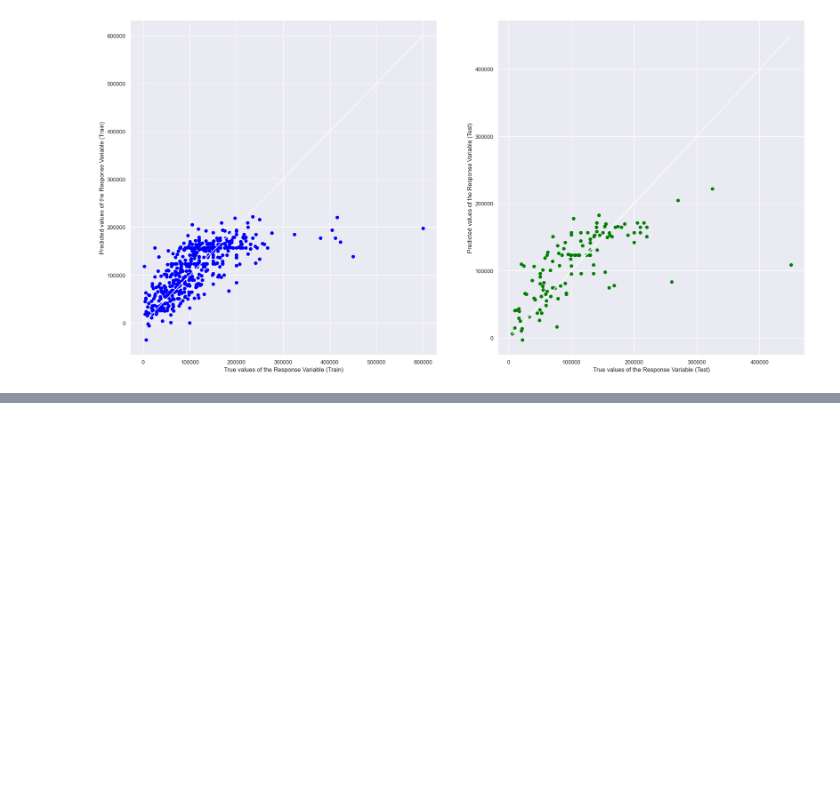
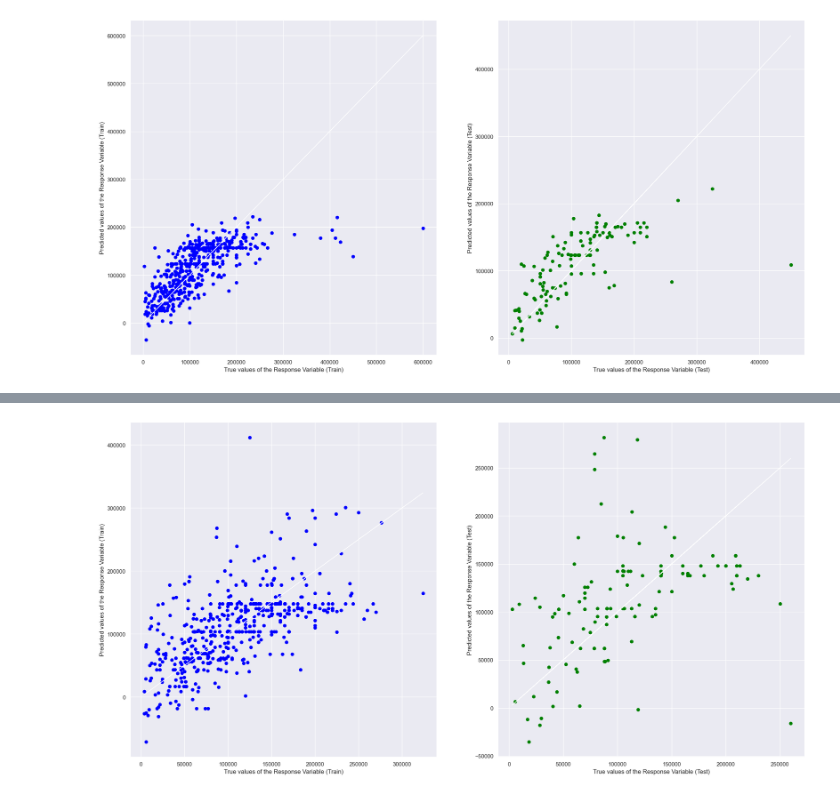
Before and after one commit to legitaxes/sc1015-mini_assignment, a Jupyter notebook: Prediction Models.ipynb, the cells around one changed output, grey strips where cells are left out. Drawn from its saved outputs; the diff is of its cells as text; code cells hidden in the pictures; blank space fills up the shorter version.

Commit message:
linear regression model without outlier salary

```diff
--- a/Prediction Models.ipynb
+++ b/Prediction Models.ipynb
@@ -317,0 +322,3 @@ Mean Squared Error (MSE)        : 2549347429.3688526
+# %%
+df2 = dsdata.loc[dsdata['salary_group'] != 'outlier', ["employment_type", "employee_continent", "company_continent", "domain", "job_type","remote_ratio","experience_level","company_size","salary_in_usd"]].copy()
+df2.shape
@@ -317,0 +327,10 @@ Mean Squared Error (MSE)        : 2549347429.3688526
+# %%
+# One Hot Encoding
+df_encoded2 = pd.get_dummies(df2, columns=["employment_type", "employee_continent", "company_continent", "domain", "job_type"])
+
+# Integer Encoding
+df_encoded2["remote_ratio"] = df_encoded2["remote_ratio"].replace({0:0, 1:1, 2:2})
+df_encoded2["experience_level"] = df_encoded2["experience_level"].replace({"EN":0, "MI":1, "SE":2, "EX":3})
+df_encoded2["company_size"] = df_encoded2["company_size"].replace({"S":0, "M":1, "L":2})
+
+df_encoded2.head()
@@ -317,0 +345,24 @@ Mean Squared Error (MSE)        : 2549347429.3688526
+# %%
+X2 = df_encoded2.drop("salary_in_usd", axis=1)
+y2 = df_encoded2["salary_in_usd"]
+
+X_train2, X_test2, y_train2, y_test2 = train_test_split(X2, y2, test_size=0.2, random_state=48)
+model_lg2 = LinearRegression()
+model_lg2.fit(X_train2, y_train2)
+
+y_train_pred2 = model_lg2.predict(X_train2)
+y_test_pred2 = model_lg2.predict(X_test2)
+
+# Plot the Predictions vs the True values
+f, axes = plt.subplots(1, 2, figsize=(24, 12))
+axes[0].scatter(y_train2, y_train_pred2, color = "blue")
+axes[0].plot(y_train2, y_train2, 'w-', linewidth = 1)
+axes[0].set_xlabel("True values of the Response Variable (Train)")
+axes[0].set_ylabel("Predicted values of the Response Variable (Train)")
+axes[1].scatter(y_test2, y_test_pred2, color = "green")
+axes[1].plot(y_test2, y_test2, 'w-', linewidth = 1)
+axes[1].set_xlabel("True values of the Response Variable (Test)")
+axes[1].set_ylabel("Predicted values of the Response Variable (Test)")
+plt.show()
+# %% [output]
+[figure, added]
```
Also changed, not shown: parts of 5 cells of this notebook.
